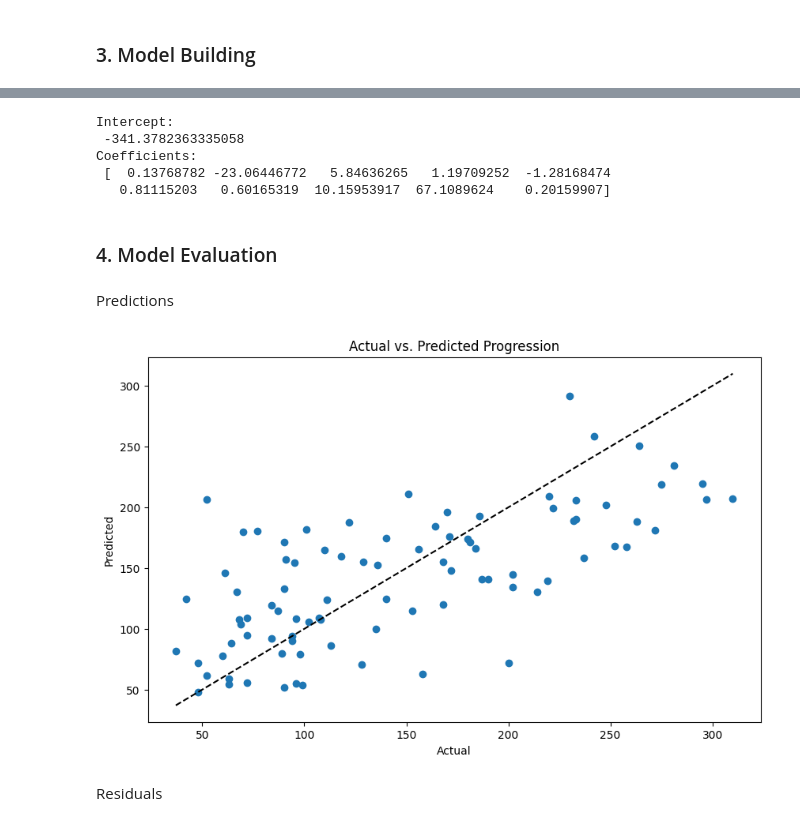
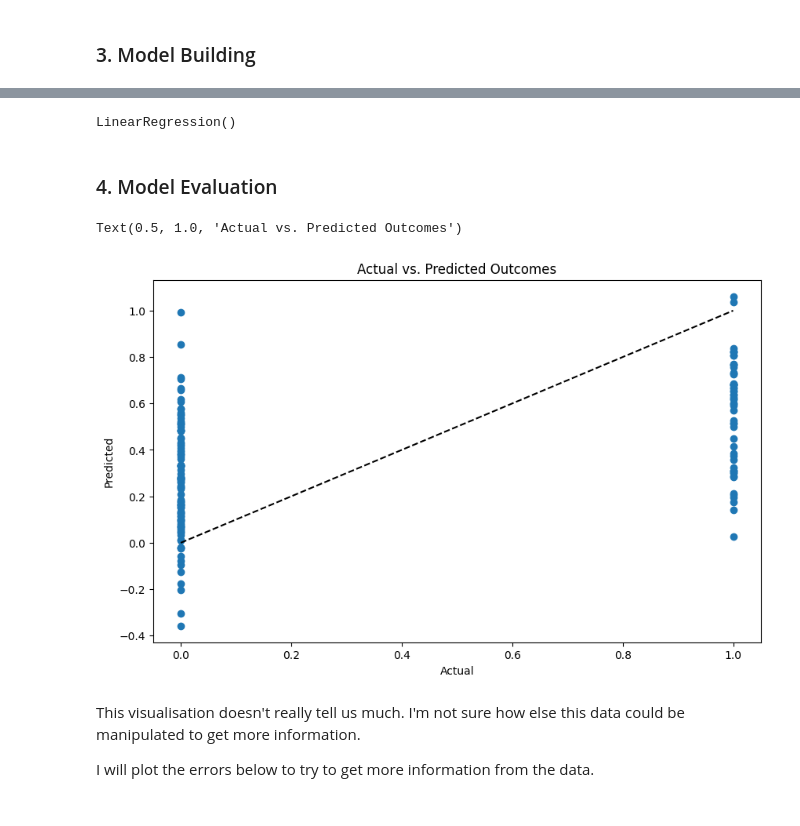
Before and after one commit to noo-dle/Data-Science-Bootcamp, a Jupyter notebook: diabetes_regression.ipynb, the cells around one changed output, grey strips where cells are left out. Drawn from its saved outputs; the diff is of its cells as text; code cells hidden in the pictures.

```diff
--- a/diabetes_regression.ipynb
+++ b/diabetes_regression.ipynb
@@ -13,7 +13,7 @@ from sklearn.preprocessing import MinMaxScaler
 from sklearn.preprocessing import StandardScaler
 from sklearn.model_selection import train_test_split
 
-# Import dataset
-df = pd.read_csv('diabetes_dirty.csv')
+# Import diabetes dataset
+df = pd.read_csv("diabetes_updated.csv")
 df.head(10)
 # %% [output]
@@ -73,4 +144,12 @@ From the pairplot and heatmap, it seems that S4, S5, BP and BMI are positively c
 # %%
 # Selecting and reshaping the data
-X = df.drop('PROGRESSION', axis=1)
-y = df['PROGRESSION']
+X = df.drop('Outcome', axis=1)
+y = df['Outcome']
+
+# Creating and fitting model
+outcome_model = LinearRegression()
+outcome_model.fit(X,y)
+
+# Printing intercept and coefficient
+print('Intercept: \n', outcome_model.intercept_)
+print('Coefficients: \n', outcome_model.coef_)
@@ -93,8 +161,0 @@ for col in X.columns:
-# %%
-# Creating and fitting model
-progress_model = LinearRegression()
-progress_model.fit(X,y)
-
-# Printing intercept and coefficient
-print('Intercept: \n', progress_model.intercept_)
-print('Coefficients: \n', progress_model.coef_)
@@ -124,19 +185,11 @@ X_scaler = standardise.fit_transform(X_train)
-# %%
-# Creating and fitting the multiple regression model
-multi_reg_model = LinearRegression()
-multi_reg_model.fit(X_train, y_train)
-
-# Printing intercept and coefficient
-print('Intercept: \n', multi_reg_model.intercept_)
-print('Coefficients: \n', multi_reg_model.coef_)
-# %% [output]
-Intercept:
- -341.3782363335058
-Coefficients:
- [  0.13768782 -23.06446772   5.84636265   1.19709252  -1.28168474
-   0.81115203   0.60165319  10.15953917  67.1089624    0.20159907]
+# %%
+# Initialise multiple regression model
+multi_reg_model = LinearRegression()
+
+# Fit multiple regression model to the training data set
+multi_reg_model.fit(X_train, y_train)
+# %% [output]
+LinearRegression()
 # %% [markdown]
 ### 4. Model Evaluation
-# %% [markdown]
-Predictions
 # %%
@@ -145,16 +198,18 @@ y_pred = multi_reg_model.predict(X_test)
 # %%
 # Plotting the actual vs predicted values
 plt.figure(figsize=(10,6))
 plt.scatter(y_test, y_pred)
 plt.plot([y_test.min(), y_test.max()], [y_test.min(), y_test.max()], '--k')
 plt.xlabel('Actual')
 plt.ylabel('Predicted')
-plt.title('Actual vs. Predicted Progression')
-plt.show()
+plt.title('Actual vs. Predicted Outcomes')
 # %% [output]
+Text(0.5, 1.0, 'Actual vs. Predicted Outcomes')
-[figure, old version]
+[figure, new version]
-# %% [markdown]
-Residuals
+# %% [markdown]
+This visualisation doesn't really tell us much. I'm not sure how else this data could be manipulated to get more information.
+
+I will plot the errors below to try to get more information from the data.
 # %%
 # Calculating residuals
 residuals = y_test - y_pred
```
Also changed, not shown: parts of 32 cells of this notebook.
